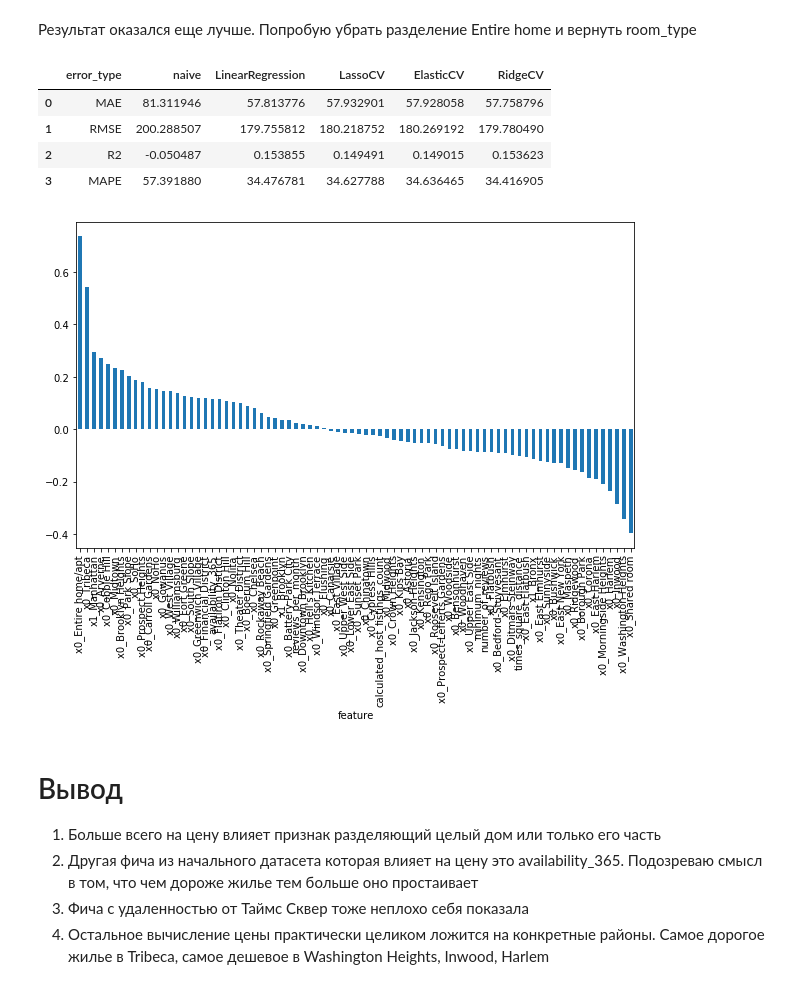
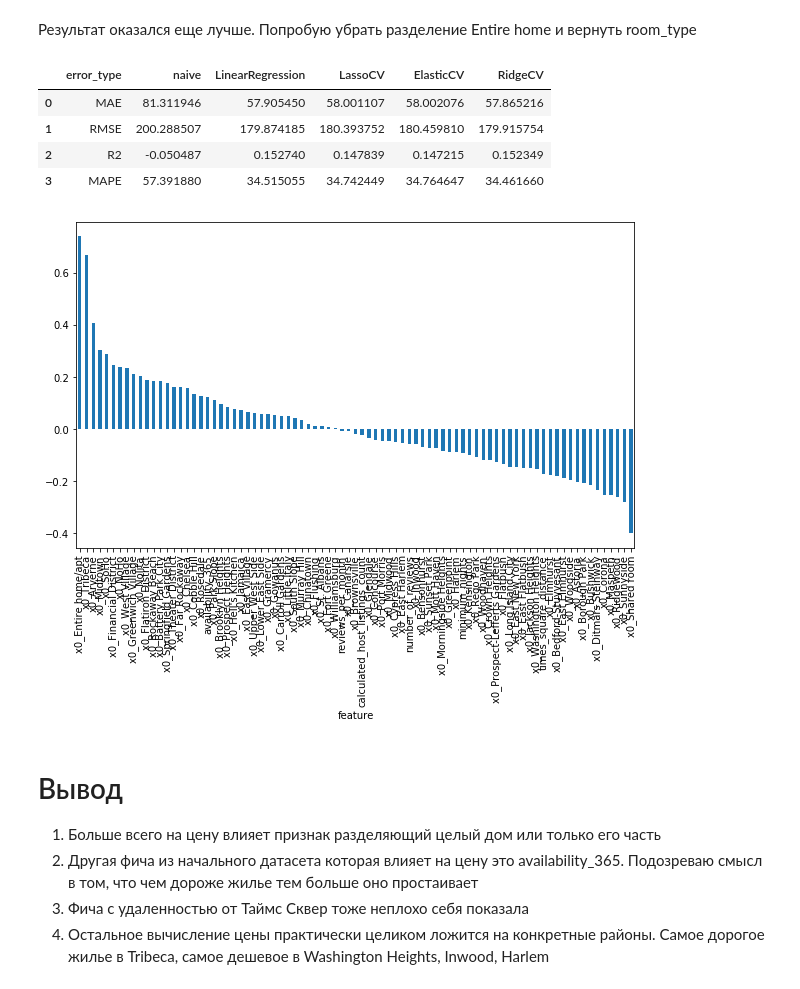
Before and after one commit to ghfghfg23/mlhw, a Jupyter notebook: hw01/hw01.ipynb, the cells around one changed output. Drawn from its saved outputs; the diff is of its cells as text; code cells hidden in the pictures.

```diff
--- a/hw01.ipynb
+++ b/hw01/hw01.ipynb
@@ -296,7 +296,7 @@ sns.pairplot(log_data)
 4) availability_365 не нужно логарифмировать
 # %%
 def make_log_transformer():
-    return FunctionTransformer(lambda data: pd.DataFrame((data + 0.0001), columns=data.columns).apply(np.log), validate=False)
+    return FunctionTransformer(lambda data: data.apply(np.log1p), inverse_func=lambda data: np.exp(data)-1, validate=False)
 
 def make_numeric_selector():
     return Pipeline([
@@ -445,13 +445,15 @@ make_neighbourhood_select(0).fit_transform(data).head()
 # ML
 # %%
 def make_target_transform(y):
-    return Pipeline([
-        ('cut outliers', FunctionTransformer(lambda data: np.minimum(data, y.max()))),
-        ('log', FunctionTransformer(
-            func=lambda data: np.log(data + 1),
-            inverse_func=lambda data: np.exp(data)-1,
-            validate=True)),
-    ])
+#     return FunctionTransformer(lambda data: data)
+    return make_log_transformer()
+#     return Pipeline([
+#         ('cut outliers', FunctionTransformer(lambda data: np.minimum(data, y.max()))),
+#         ('log', FunctionTransformer(
+#             func=np.log1p,
+#             inverse_func=lambda data: np.exp(data)-1,
+#             validate=True)),
+#     ])
 
 def mean_absolute_percentage_error(y_true, y_pred):
     y_true, y_pred = np.array(y_true), np.array(y_pred)
@@ -459,7 +461,7 @@ def mean_absolute_percentage_error(y_true, y_pred):
 
 def dataframe_metrics(y_test,y_pred, target_scaler):
     y_test = target_scaler.inverse_transform(y_test)
-    y_pred = target_scaler.inverse_transform(pd.DataFrame(y_pred))
+    y_pred = target_scaler.inverse_transform(y_pred)
     stats = [
        metrics.mean_absolute_error(y_test, y_pred),
        np.sqrt(metrics.mean_squared_error(y_test, y_pred)),
@@ -470,9 +472,9 @@ def dataframe_metrics(y_test,y_pred, target_scaler):
 # %%
 def data_for_pipeline(data_train, data_test, pipeline, target_transform):
     x_train = pipeline.fit_transform(data_train)
-    y_train = target_transform.fit_transform(data_train[['price']].copy())
+    y_train = target_transform.fit_transform(data_train['price'].copy())
     x_test = pipeline.transform(data_test)
-    y_test = target_transform.transform(data_test[['price']].copy())
+    y_test = target_transform.transform(data_test['price'].copy())
     return (x_train, y_train, x_test, y_test)
 # %%
 def plot_feature_importance(columns, cv):
@@ -487,7 +489,7 @@ def calculate_metrics_for_data_pipeline(pipeline):
     measured_metrics = pd.DataFrame({"error_type":["MAE", "RMSE", "R2", "MAPE"]})
     measured_metrics.set_index("error_type")
     data_train, data_test = train_test_split(data, test_size = 0.3, random_state=42)
-    target_transform = make_target_transform(data_train[['price']])
+    target_transform = make_target_transform(data_train['price'])
     (x_train, y_train, x_test, y_test) = data_for_pipeline(data_train, data_test, pipeline, target_transform)
     #Naive
     y_median = np.median(y_train)
@@ -496,25 +498,25 @@ def calculate_metrics_for_data_pipeline(pipeline):
 
     #Linear regression
     lin_reg = LinearRegression(fit_intercept=False)
-    lin_reg.fit(x_train, y_train.ravel())
+    lin_reg.fit(x_train, y_train)
     y_pred_lin_reg = lin_reg.predict(x_test)
     measured_metrics["LinearRegression"] = dataframe_metrics(y_test, y_pred_lin_reg, target_transform)
 
     #Lasso
     lasso_cv = LassoCV(cv=2)
-    lasso_cv.fit(x_train, y_train.ravel())
+    lasso_cv.fit(x_train, y_train)
     y_pred_lasso = lasso_cv.predict(x_test)
     measured_metrics["LassoCV"] = dataframe_metrics(y_test, y_pred_lasso, target_transform)
 
     #ElasticNet
     elastic_cv = ElasticNetCV(cv=2)
-    elastic_cv.fit(x_train, y_train.ravel())
+    elastic_cv.fit(x_train, y_train)
     y_pred_elastic = elastic_cv.predict(x_test)
     measured_metrics["ElasticCV"] = dataframe_metrics(y_test, y_pred_elastic, target_transform)
 
     #Ridge
     ridge_cv = RidgeCV(cv=2)
-    ridge_cv.fit(x_train, y_train.ravel())
+    ridge_cv.fit(x_train, y_train)
     y_pred_ridge = ridge_cv.predict(x_test)
     measured_metrics["RidgeCV"] = dataframe_metrics(y_test, y_pred_ridge, target_transform)
     plot_feature_importance(x_train.columns, lasso_cv)
@@ -594,24 +600,24 @@ ValueError: Input contains NaN, infinity or a value too large for dtype('float64
 # %%
 calculate_metrics_for_data_pipeline(Pipeline([
     ('compose', PandasFeatureUnion([
         ('numeric', make_numeric_selector()),
         ('room_type', Pipeline([
             ('select', make_select(['room_type'])),
             ('ohe', OneHotEncodingDf(sparse=False, handle_unknown='ignore'))
         ])),
         ('neighbourhood', Pipeline([
-            ('select', make_select(['neighbourhood', 'neighbourhood_group'])),
+            ('select', make_select(['neighbourhood'])),
             ('ohe', OneHotEncodingDf(sparse=False, handle_unknown='ignore'))
         ]))
     ]))
 ]))
 # %% [output]
 |  | error_type | naive | LinearRegression | LassoCV | ElasticCV | RidgeCV |
-| 0 | MAE | 81.311946 | 57.813776 | 57.932901 | 57.928058 | 57.758796 |
-| 1 | RMSE | 200.288507 | 179.755812 | 180.218752 | 180.269192 | 179.780490 |
-| 2 | R2 | -0.050487 | 0.153855 | 0.149491 | 0.149015 | 0.153623 |
-| 3 | MAPE | 57.391880 | 34.476781 | 34.627788 | 34.636465 | 34.416905 |
+| 0 | MAE | 81.311946 | 57.905450 | 58.001107 | 58.002076 | 57.865216 |
+| 1 | RMSE | 200.288507 | 179.874185 | 180.393752 | 180.459810 | 179.915754 |
+| 2 | R2 | -0.050487 | 0.152740 | 0.147839 | 0.147215 | 0.152349 |
+| 3 | MAPE | 57.391880 | 34.515055 | 34.742449 | 34.764647 | 34.461660 |
-[figure, old version]
+[figure, new version]
 # %% [markdown]
 # Вывод
 1) Больше всего на цену влияет признак разделяющий целый дом или только его часть
```
Also changed, not shown: parts of 4 cells of this notebook, 7 other files.
